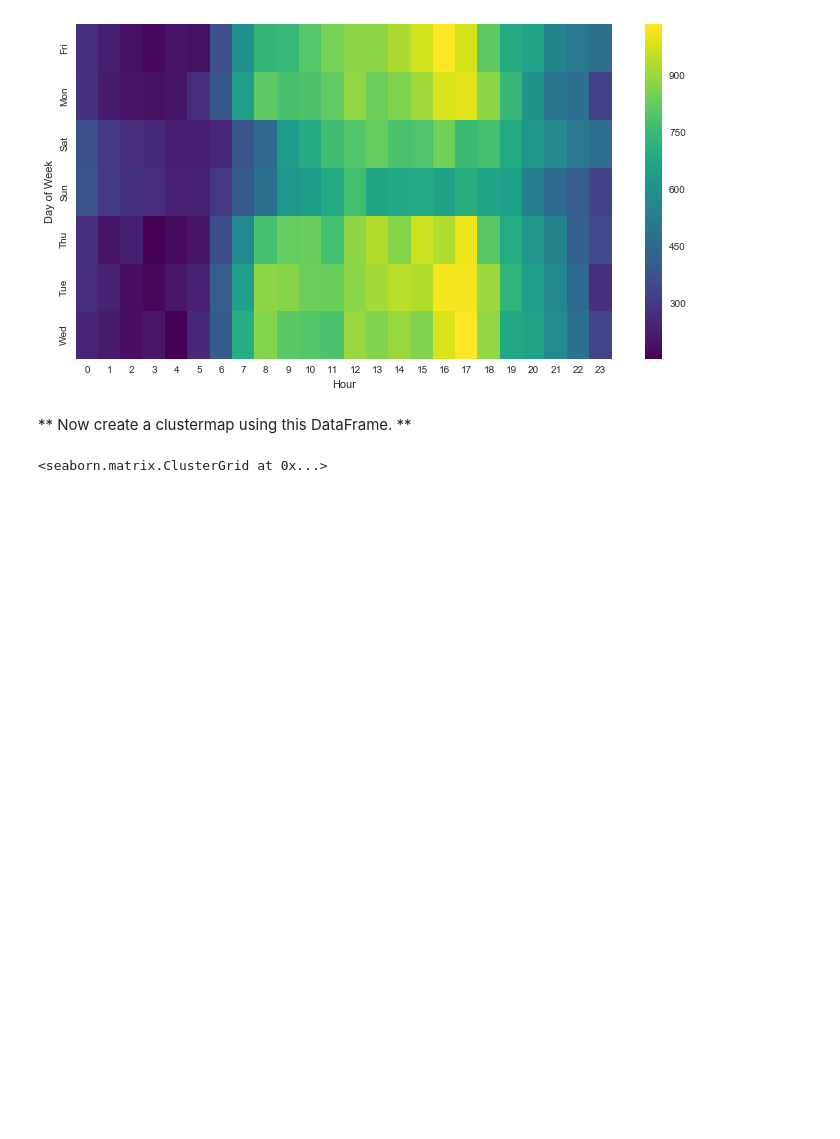
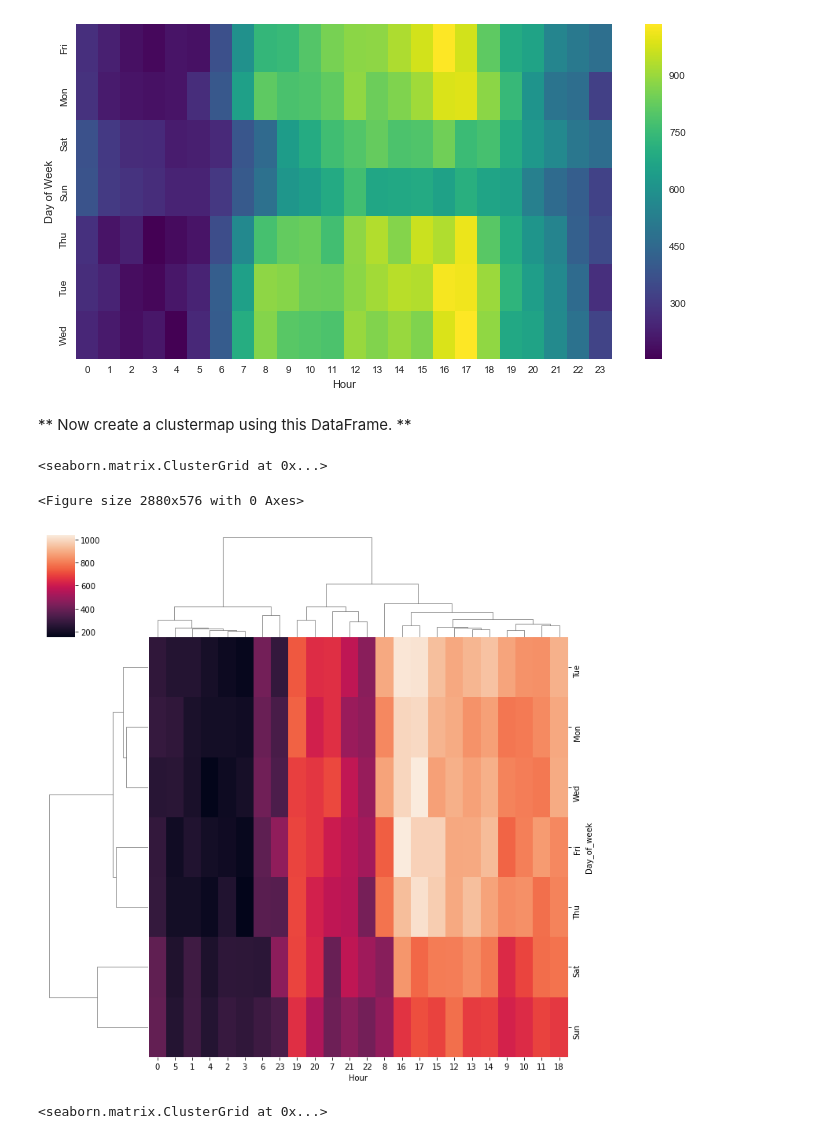
Before and after one commit to LukaszBijak/Python, a Jupyter notebook: Python for Data Science and Machine Learning/01-911 Calls Data Capstone Project.ipynb, the cells around one changed output. Saved outputs shown, nothing was run; the diff lists cells and outputs as text; code cells hidden in the pictures; blank space fills up the shorter version.

```diff
--- a/Python for Data Science and Machine Learning/01-911 Calls Data Capstone Project.ipynb
+++ b/Python for Data Science and Machine Learning/01-911 Calls Data Capstone Project.ipynb
@@ -335,6 +331,13 @@ df.head()
 [figure]
 # %% [markdown]
 ** Now create a clustermap using this DataFrame. **
+# %%
+plt.figure(figsize=(40,8))
+sns.clustermap(df2, figsize=(30,8)
+# %% [output]
+<seaborn.matrix.ClusterGrid at 0x...>
+<Figure size 2880x576 with 0 Axes>
+[figure, added]
 # %%
 # %% [output]
 <seaborn.matrix.ClusterGrid at 0x...>
```
Also changed, not shown: parts of 6 cells of this notebook.
